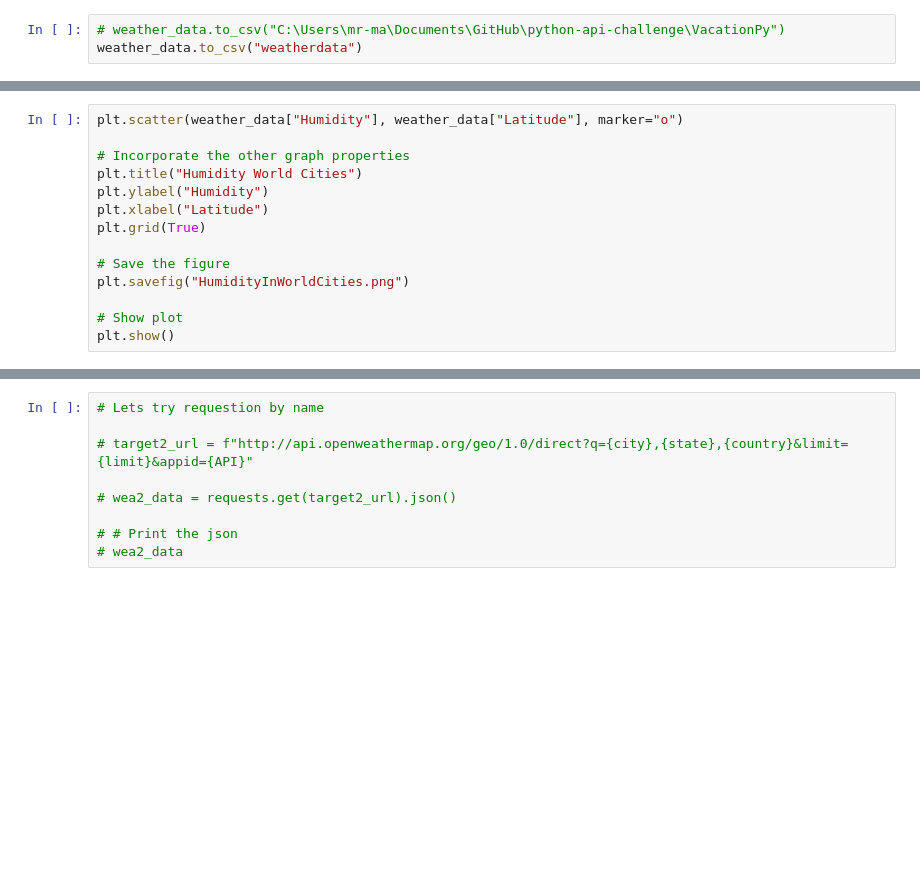
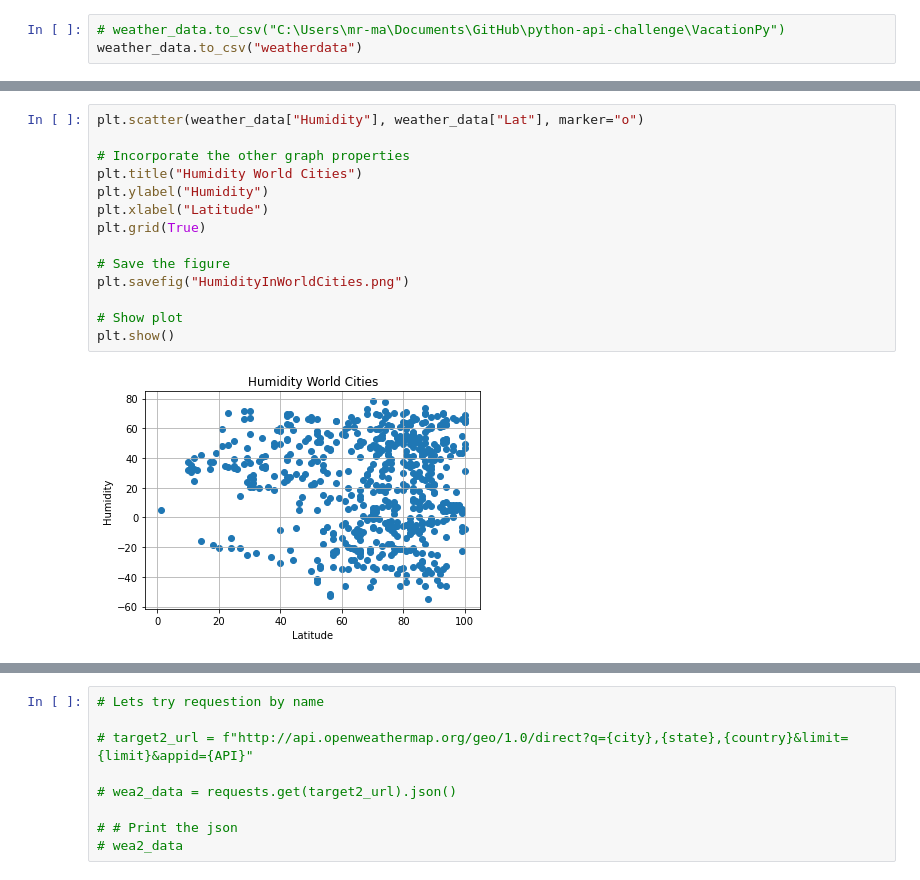
Before and after one commit to Rob397/python-api-challenge, a Jupyter notebook: WeatherPy/WeatherPy.ipynb, the cells around one changed output, grey strips where cells are left out. Saved outputs shown, nothing was run; the diff lists cells and outputs as text; blank space fills up the shorter version.

```diff
--- a/WeatherPy/WeatherPy.ipynb
+++ b/WeatherPy/WeatherPy.ipynb
@@ -233,15 +235,17 @@ plt.show()
 # %%
-plt.scatter(weather_data["Humidity"], weather_data["Latitude"], marker="o")
+plt.scatter(weather_data["Humidity"], weather_data["Lat"], marker="o")
 
 # Incorporate the other graph properties
 plt.title("Humidity World Cities")
 plt.ylabel("Humidity")
 plt.xlabel("Latitude")
 plt.grid(True)
 
 # Save the figure
 plt.savefig("HumidityInWorldCities.png")
 
 # Show plot
 plt.show()
+# %% [output]
+[figure, added]
 # %%
```
Also changed, not shown: parts of 18 cells of this notebook, 6 other files.
